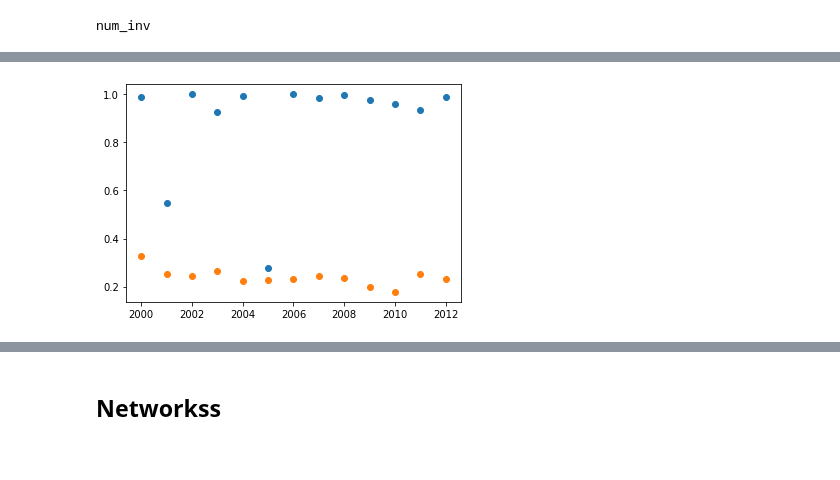
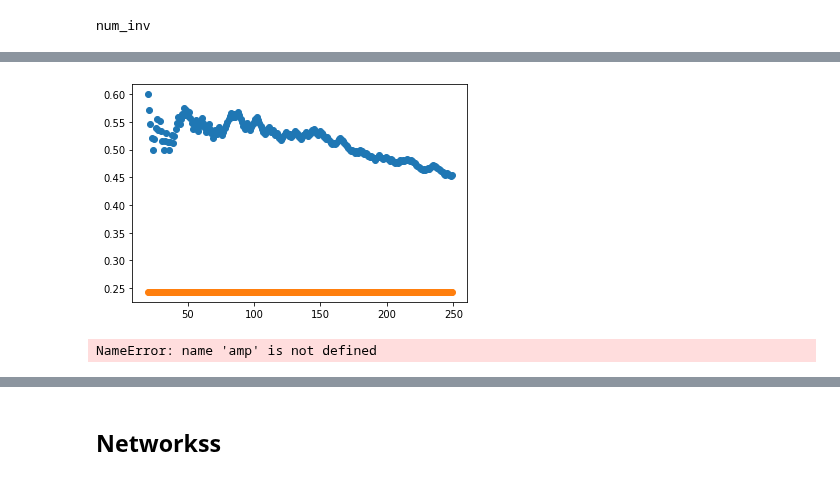
Before and after one commit to testalorenzo/crunch_net, a Jupyter notebook: ANS/ANS_all/orgorg4/Untitled.ipynb, the cells around one changed output, grey strips where cells are left out. Saved outputs shown, nothing was run; the diff lists cells and outputs as text; code cells hidden in the pictures.

```diff
--- a/ANS/ANS_all/orgorg4/Untitled.ipynb
+++ b/ANS/ANS_all/orgorg4/Untitled.ipynb
@@ -290,11 +318,12 @@ success = [get_succ(x) for x in outcome]
 
 df_s = pd.DataFrame({'current_sit': outcome, 'success' : success})
 bonav2 = pd.merge(bonav, df_s, on = 'current_sit')
-bonav3 = pd.merge(bonav2, df_st8, on = 'id')
+bonav3 = pd.merge(bonav2, df_stati, on = 'id')
 
-st8 = []
-for i in tqdm(range(0,len(bonav3))):
-    st8.append(get_succ(bonav3.iloc[i,:]['st8']))
+for l in range(5,13):
+    locals()['succ'+str(l)]= []
+    for i in tqdm(range(0,len(bonav3))):
+        locals()['succ'+str(l)].append(get_succ(bonav3.iloc[i,:]['st' +str(l)]))
 # %%
 for y in range(1995,2022):
     print(y, " ", len(bonav[bonav.foundation == y]))
@@ -316,5 +345,6 @@ for y in range(1995,2022):
 2019   11
 2020   4
 2021   0
-# %%
-bonav3['succ8'] = st8
+# %%
+for i in range(5,13):
+    bonav3['succ'+str(i)] = locals()['succ'+str(i)]
@@ -326,10 +372,11 @@ print(cent)
 # %% [output]
 num_inv
 # %%
-b12 = bonav3[bonav3['foundation']<2013]
+b12 = bonav3#[bonav3['foundation']<2013]
 #b12 = b12[b12['first_money']<10000000]
 b12 = b12[[cent, 'current_sit','success','stage', 'st8', 'succ8','first_money','id', 'node','st8','foundation']]
 b12 = b12[b12[cent].notnull()]
+b12 = b12[b12['succ8'].notnull()]
 # %%
 for y in range(1995,2015):
     print(y, " ", len(b12[b12.foundation == y]))
@@ -357,14 +404,22 @@ for y in range(1995,2015):
 # %%
+#FISSO WINDOW E MUOVO
 moves = []
 p = []
 N = len(b12)
-A = sum(b12['succ8'])
+A = int(sum(b12['succ8']))
+ran = []
 
 for i in range(20,250):
-    t = sum(b12.sort_values(ascending=True, by = cent)[0:i]['succ8'])
+    t = int(sum(b12.sort_values(ascending=False, by = cent)[0:i]['succ8']))
     moves.append(t/i)
     n = i
     p.append(hypergeom_cdf(N, A, n, t, min_value=None))
+    ran.append(A/N)
+plt.scatter(range(20,250), moves)
+plt.scatter(range(20,250), ran)
+plt.show()
+# %% [output]
+[figure, added]
 # %%
 #FISSO AMPIEZZA SAMPLE, MUOVO ANNO FONDAZIONE
 
@@ -377,15 +432,15 @@ for i in range(2000,2013):
     n = 25
     N = len(b12[b12['foundation']==i])
     A = sum(b12[b12['foundation']==i]['succ8'])
-    t = sum(b12[b12['foundation']==i].sort_values(ascending=False, by = cent)[0:n]['succ8'])
+    t = sum(b12[b12['foundation']==i].sort_values(ascending=True, by = cent)[0:n]['succ8'])
     moves.append(t/amp)
     p.append(hypergeom_cdf(N, A, n, t, min_value=None))
     ran.append(A/N)
-plt.scatter(range(2000,2013), p)
+plt.scatter(range(2000,2013), moves)
 plt.scatter(range(2000,2013), ran)
 plt.show()
 # %% [output]
-[figure, removed]
+NameError: name 'amp' is not defined
 # %%
 centralities = [bonav.columns[i] for i in [8] + list(range(13,len(bonav.columns)))]
 for i in centralities:
```
Also changed, not shown: parts of 52 cells of this notebook.
